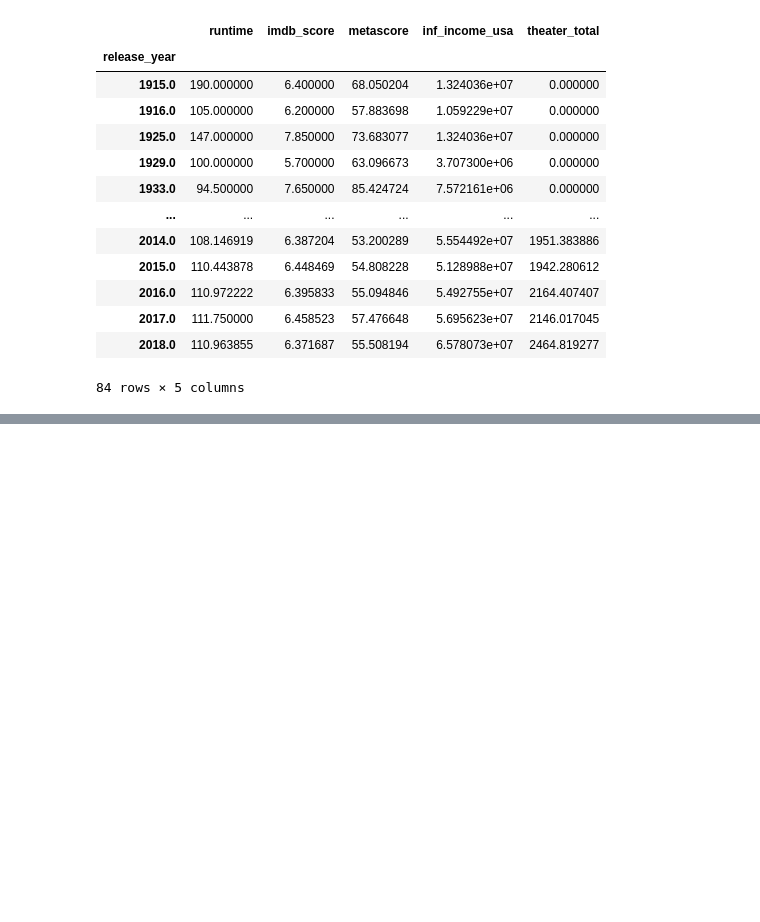
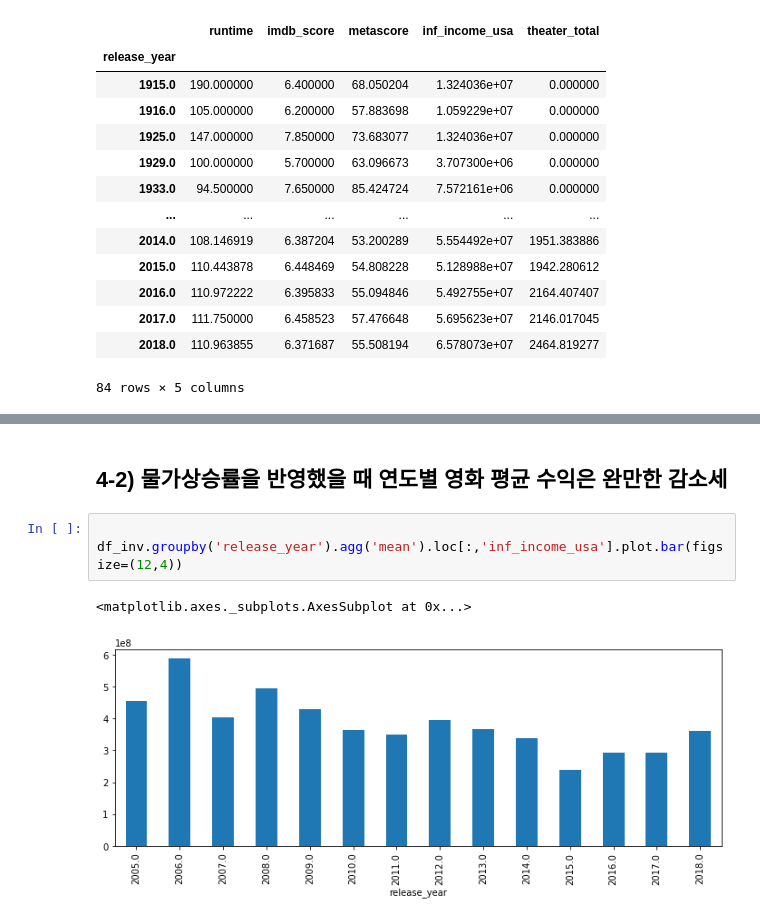
Before and after one commit to POSCO-AI-BIG-9th-A/POSCO-Academy-A3_, a Jupyter notebook: proj_bigdata/code/Hanbin/EDA_meta.ipynb, the cells around one changed output, grey strips where cells are left out. Cells and saved outputs as stored; diff of their text form; blank space fills up the shorter version.

```diff
--- a/proj_bigdata/code/Hanbin/EDA_meta.ipynb
+++ b/proj_bigdata/code/Hanbin/EDA_meta.ipynb
@@ -171,0 +301,7 @@ grd_by_year_sum
+# %% [markdown]
+## 4-2) 물가상승률을 반영했을 때 연도별 영화 평균 수익은 완만한 감소세
+# %%
+ df_inv.groupby('release_year').agg('mean').loc[:,'inf_income_usa'].plot.bar(figsize=(12,4))
+# %% [output]
+<matplotlib.axes._subplots.AxesSubplot at 0x...>
+[figure, added]
```
Also changed, not shown: parts of 113 cells of this notebook.
